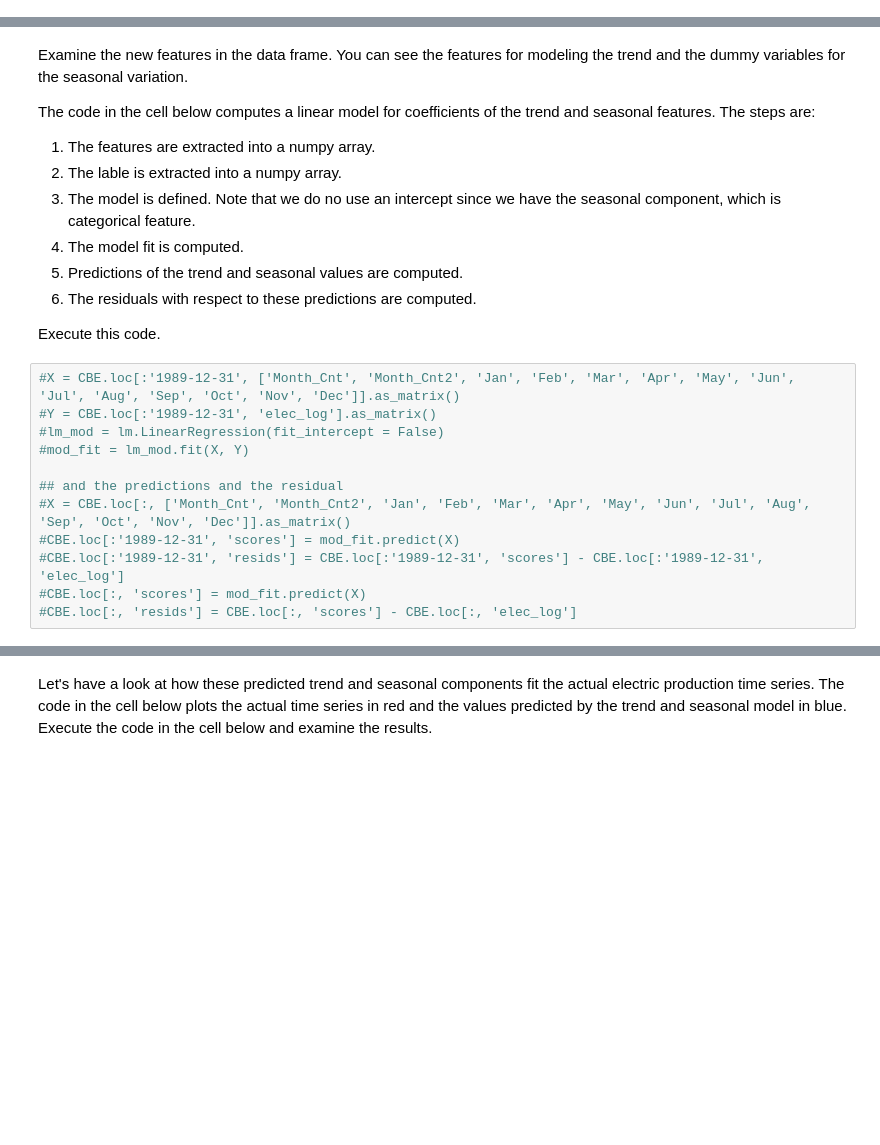
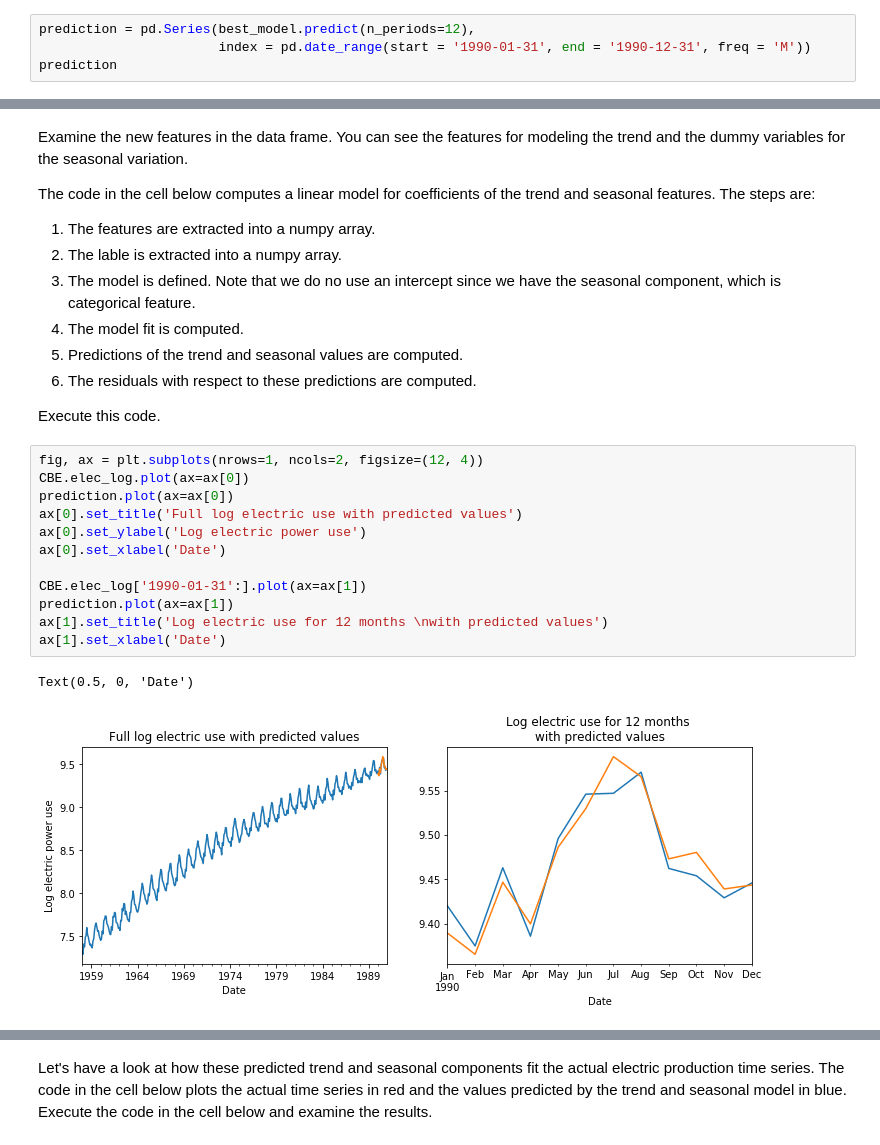
Before and after one commit to StephenElston/DataScience410, a Jupyter notebook: Lecture8/IntroToTimeSeries.ipynb, the cells around one changed output, grey strips where cells are left out. Drawn from its saved outputs; the diff is of its cells as text; blank space fills up the shorter version.

```diff
--- a/Lecture8/IntroToTimeSeries.ipynb
+++ b/Lecture8/IntroToTimeSeries.ipynb
@@ -976,0 +955,4 @@ The code in the cell below performs the first three steps of the process. Execut
+# %%
+prediction = pd.Series(best_model.predict(n_periods=12),
+                       index = pd.date_range(start = '1990-01-31', end = '1990-12-31', freq = 'M'))
+prediction
@@ -987,15 +983,18 @@ The code in the cell below computes a linear model for coefficients of the trend
 6. The residuals with respect to these predictions are computed.
 
 Execute this code.
-# %%
-#X = CBE.loc[:'1989-12-31', ['Month_Cnt', 'Month_Cnt2', 'Jan', 'Feb', 'Mar', 'Apr', 'May', 'Jun', 'Jul', 'Aug', 'Sep', 'Oct', 'Nov', 'Dec']].as_matrix()
-#Y = CBE.loc[:'1989-12-31', 'elec_log'].as_matrix()
-#lm_mod = lm.LinearRegression(fit_intercept = False)
-#mod_fit = lm_mod.fit(X, Y)
-
-## and the predictions and the residual
-#X = CBE.loc[:, ['Month_Cnt', 'Month_Cnt2', 'Jan', 'Feb', 'Mar', 'Apr', 'May', 'Jun', 'Jul', 'Aug', 'Sep', 'Oct', 'Nov', 'Dec']].as_matrix()
-#CBE.loc[:'1989-12-31', 'scores'] = mod_fit.predict(X)
-#CBE.loc[:'1989-12-31', 'resids'] = CBE.loc[:'1989-12-31', 'scores'] - CBE.loc[:'1989-12-31', 'elec_log']
-#CBE.loc[:, 'scores'] = mod_fit.predict(X)
-#CBE.loc[:, 'resids'] = CBE.loc[:, 'scores'] - CBE.loc[:, 'elec_log']
+# %%
+fig, ax = plt.subplots(nrows=1, ncols=2, figsize=(12, 4))
+CBE.elec_log.plot(ax=ax[0])
+prediction.plot(ax=ax[0])
+ax[0].set_title('Full log electric use with predicted values')
+ax[0].set_ylabel('Log electric power use')
+ax[0].set_xlabel('Date')
+
+CBE.elec_log['1990-01-31':].plot(ax=ax[1])
+prediction.plot(ax=ax[1])
+ax[1].set_title('Log electric use for 12 months \nwith predicted values')
+ax[1].set_xlabel('Date')
+# %% [output]
+Text(0.5, 0, 'Date')
+[figure, added]
```
Also changed, not shown: parts of 34 cells of this notebook.
